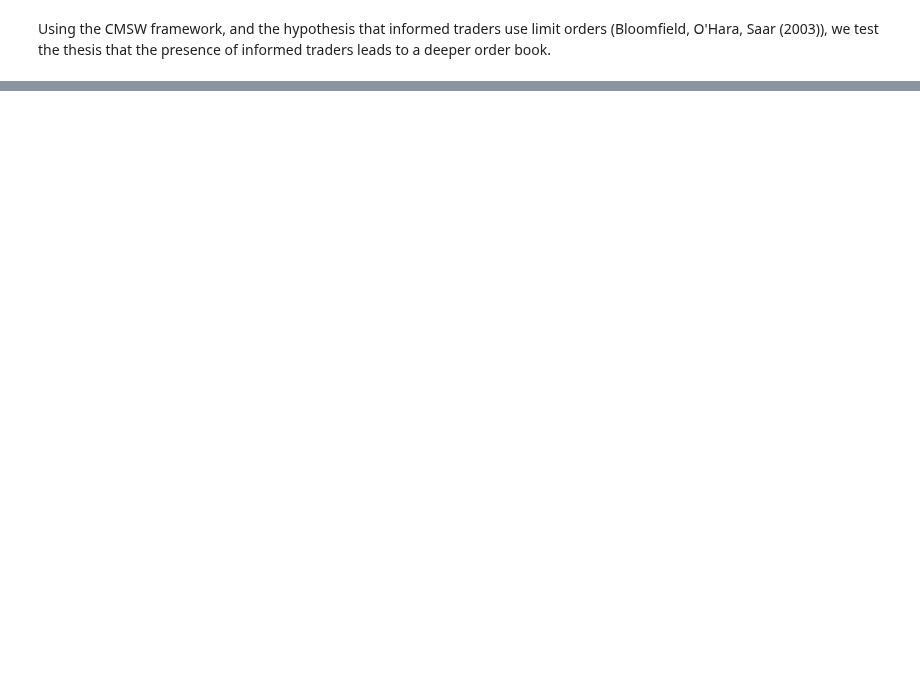
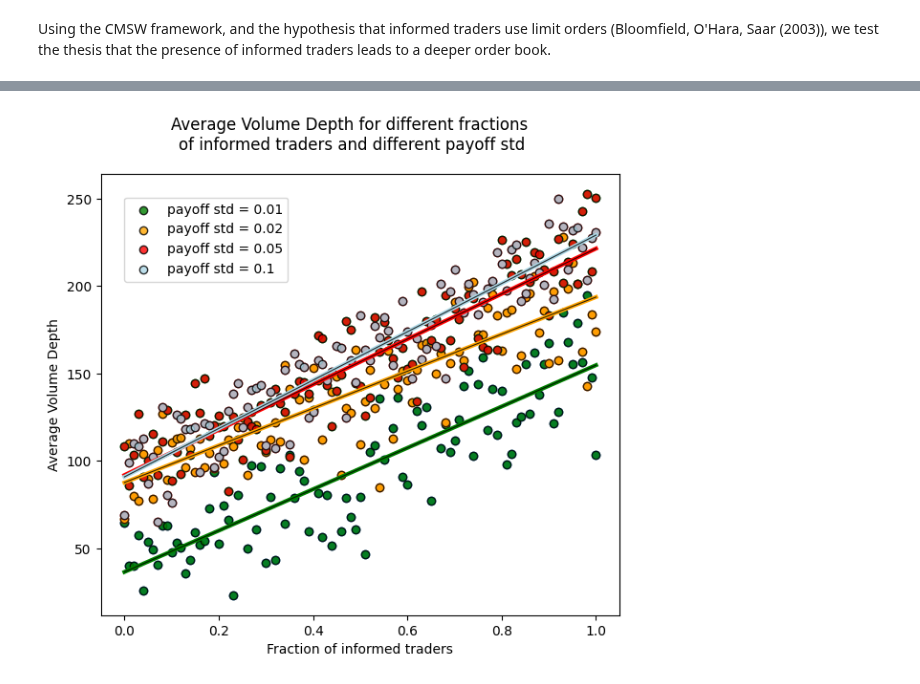
Before and after one commit to Peropero0/quantitative_finance_playground, a Jupyter notebook: notebooks/Hasbrouck_Market_Microstructure/order_book_simulations/experiment_2_informed_traders_and_depth.ipynb, the cells around one changed output, grey strips where cells are left out. Drawn from its saved outputs; the diff is of its cells as text; code cells hidden in the pictures; blank space fills up the shorter version.

```diff
--- a/notebooks/Hasbrouck_Market_Microstructure/order_book_simulations/experiment_2_informed_traders_and_depth.ipynb
+++ b/notebooks/Hasbrouck_Market_Microstructure/order_book_simulations/experiment_2_informed_traders_and_depth.ipynb
@@ -463,0 +299,46 @@ linear regression parameters
+# %%
+f_list_001, bid_vol_001 = multi_sim(simulation_length=1000, s=0.01)
+
+f_list_002, bid_vol_002 = multi_sim(simulation_length=1000, s=0.02)
+
+f_list_005, bid_vol_005 = multi_sim(simulation_length=1000, s=0.05)
+
+f_list_01, bid_vol_01 = multi_sim(simulation_length=1000, s=0.1)
+# %%
+fig, ax = plt.subplots(1,1, figsize=(7,6))
+
+fig.suptitle('Average Volume Depth for different fractions \nof informed traders and different payoff std')
+
+def plot_graph(f_list, bid_vol, s, ax, color_points):
+    x = f_list
+    y = bid_vol
+    x = sm.add_constant(x)
+
+    model = sm.OLS(y, x)
+    results = model.fit()
+
+    y_pred = results.predict(x)
+
+    ax.scatter(x[:,1], y)
+    ax.set_xlabel('Fraction of informed traders')
+    ax.set_ylabel('Average Volume Depth')
+
+    ax.scatter(f_list, bid_vol, label=f'payoff std = {s}', alpha=0.8, edgecolors='black', facecolor=color_points)
+
+    ax.plot(x[:, 1], y_pred, color=color_points, linewidth=3)
+
+    ax.plot(x[:, 1], y_pred, color='black', linewidth=0.8, alpha=0.8)
+
+
+plot_graph(f_list_001, bid_vol_001, 0.01, ax, 'green')
+
+plot_graph(f_list_002, bid_vol_002, 0.02, ax, 'orange')
+
+plot_graph(f_list_005, bid_vol_005, 0.05, ax, 'red')
+
+plot_graph(f_list_01, bid_vol_01, 0.1, ax, 'lightblue')
+
+fig.legend(loc='upper left', bbox_to_anchor=(0.15, 0.85))
+fig.show()
+# %% [output]
+[figure, added]
```
Also changed, not shown: parts of 7 cells of this notebook, 1 other file.
